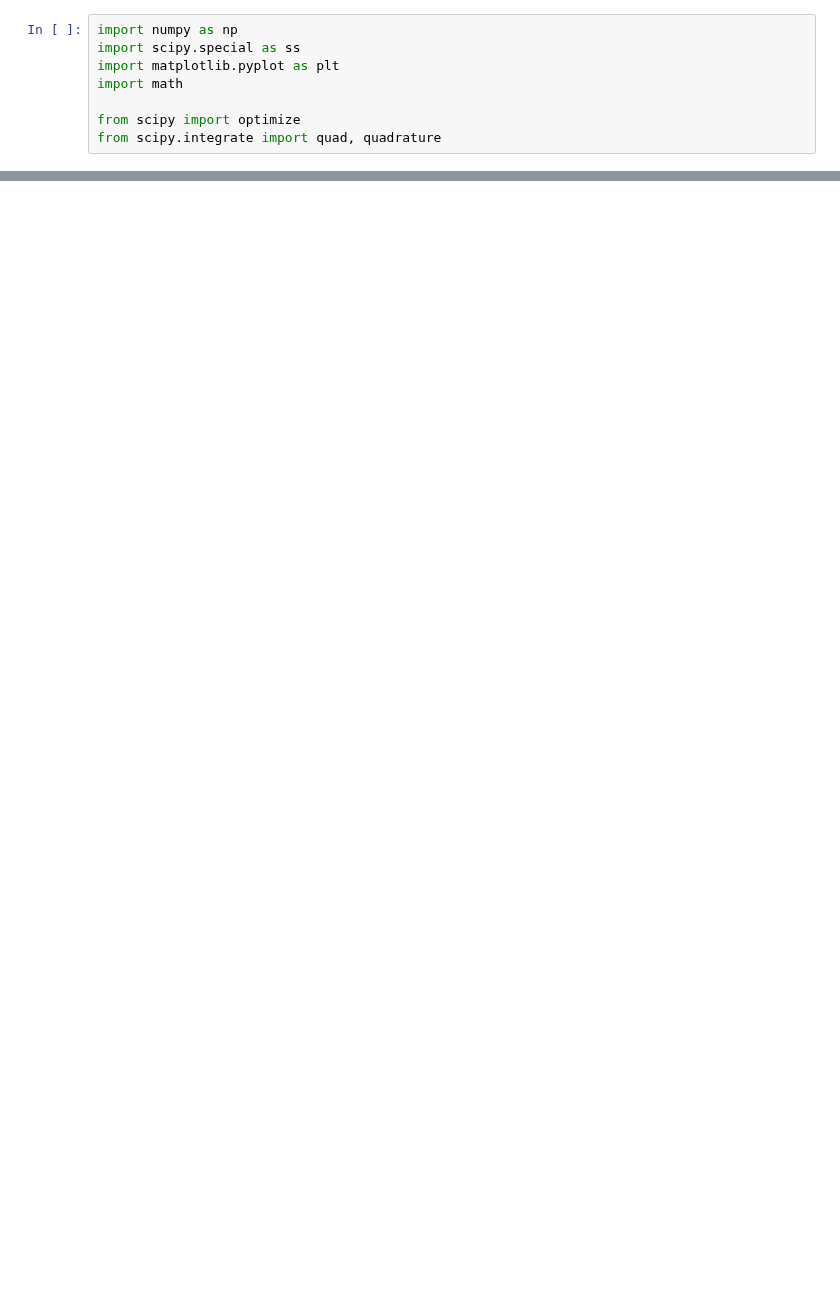
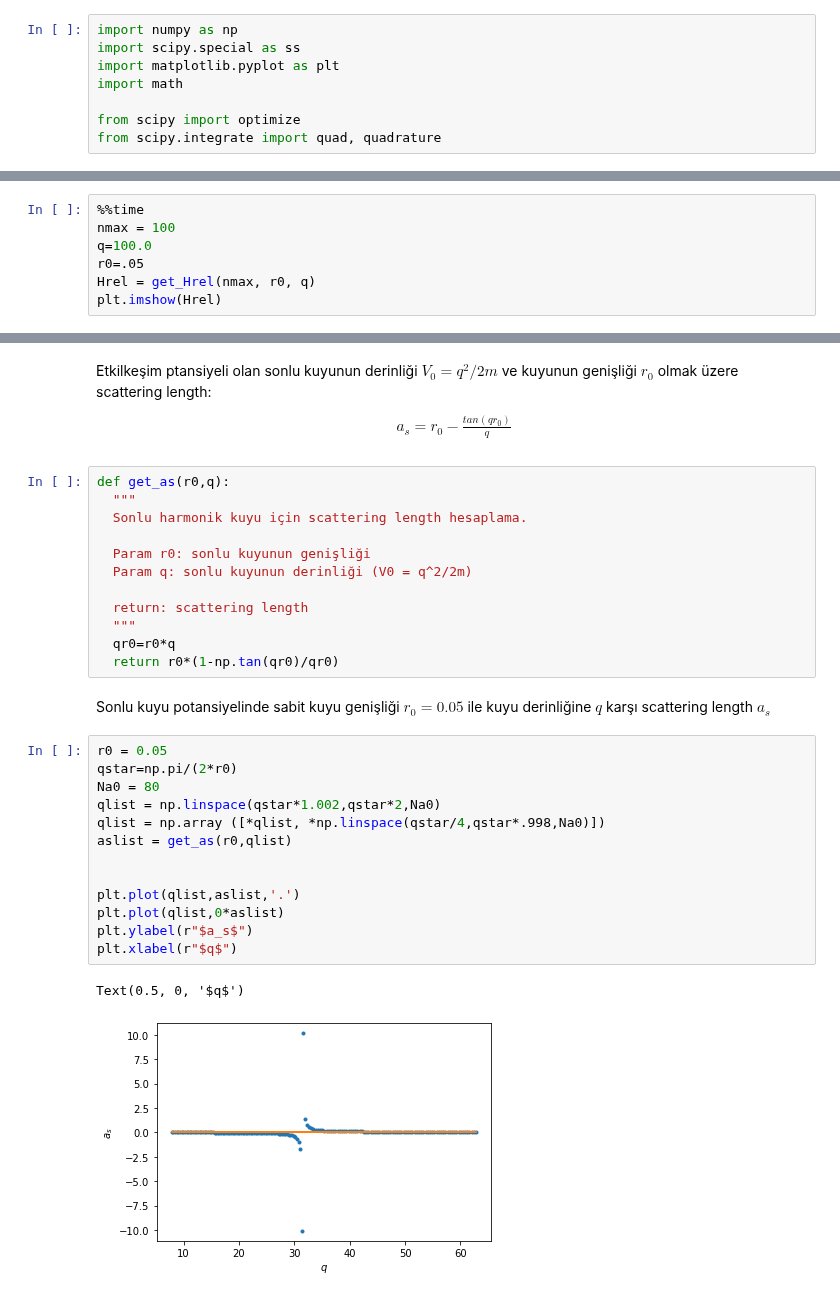
Before and after one commit to OFKadi/Bitirme_Projesi, a Jupyter notebook: Jupyter_Notebooks/Two_body_HO.ipynb, the cells around one changed output, grey strips where cells are left out. Cells and saved outputs as stored; diff of their text form; blank space fills up the shorter version.

```diff
--- a/Jupyter_Notebooks/Two_body_HO.ipynb
+++ b/Jupyter_Notebooks/Two_body_HO.ipynb
@@ -143,0 +163,7 @@ plt.axvline(0,ls=':');
+# %%
+%%time
+nmax = 100
+q=100.0
+r0=.05
+Hrel = get_Hrel(nmax, r0, q)
+plt.imshow(Hrel)
@@ -143,0 +174,35 @@ plt.axvline(0,ls=':');
+# %% [markdown]
+Etkilkeşim ptansiyeli olan sonlu kuyunun derinliği $V_0=q^2/2m$ ve kuyunun genişliği $r_0$ olmak üzere scattering length:
+\begin{align}
+a_s = r_0 - \frac{tan(qr_0)}{q}
+\end{align}
+# %%
+def get_as(r0,q):
+  """
+  Sonlu harmonik kuyu için scattering length hesaplama.
+
+  Param r0: sonlu kuyunun genişliği
+  Param q: sonlu kuyunun derinliği (V0 = q^2/2m)
+
+  return: scattering length
+  """
+  qr0=r0*q
+  return r0*(1-np.tan(qr0)/qr0)
+# %% [markdown]
+Sonlu kuyu potansiyelinde sabit kuyu genişliği $r_0 = 0.05$ ile kuyu derinliğine $q$ karşı scattering length $a_s$
+# %%
+r0 = 0.05
+qstar=np.pi/(2*r0)
+Na0 = 80
+qlist = np.linspace(qstar*1.002,qstar*2,Na0)
+qlist = np.array ([*qlist, *np.linspace(qstar/4,qstar*.998,Na0)])
+aslist = get_as(r0,qlist)
+
+
+plt.plot(qlist,aslist,'.')
+plt.plot(qlist,0*aslist)
+plt.ylabel(r"$a_s$")
+plt.xlabel(r"$q$")
+# %% [output]
+Text(0.5, 0, '$q$')
+[figure, added]
```
Also changed, not shown: parts of 43 cells of this notebook.
